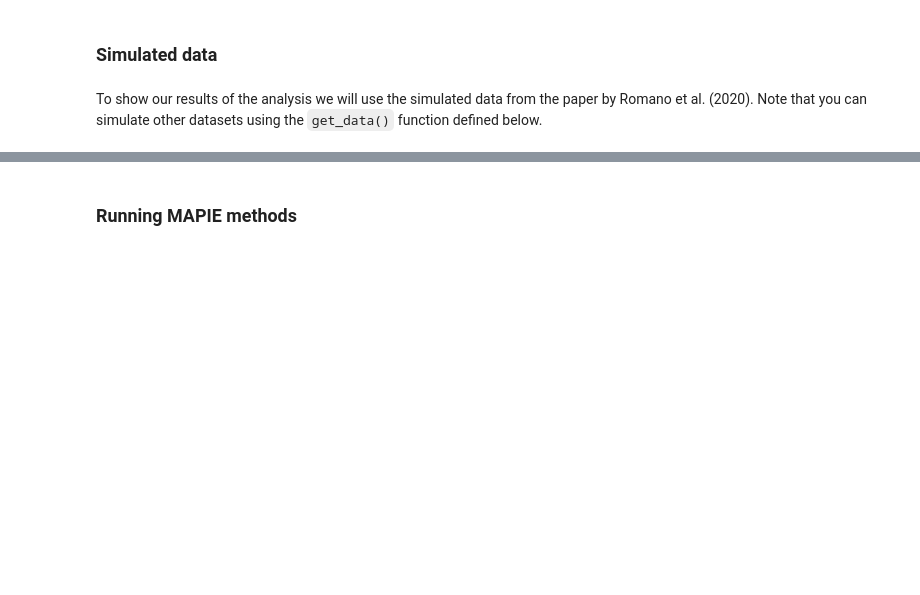
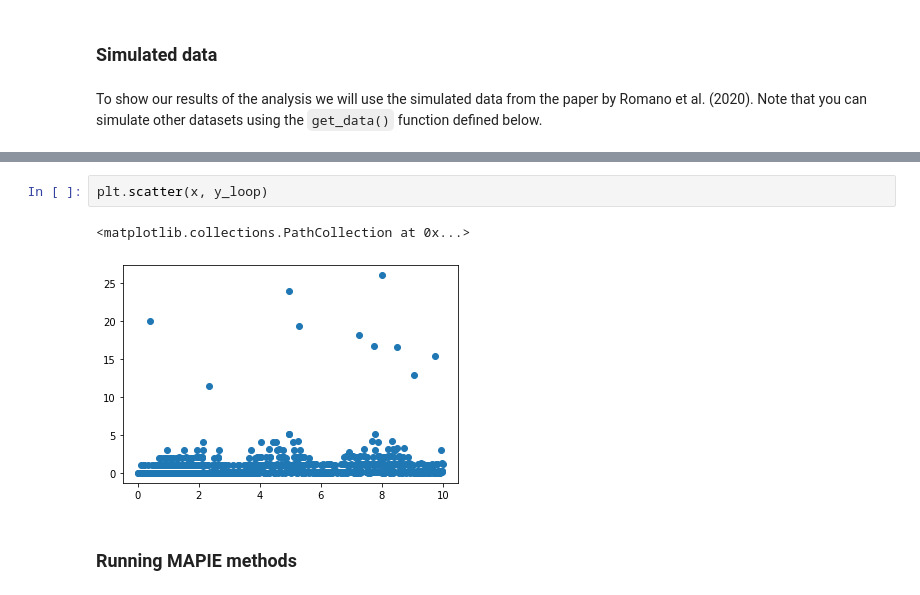
Before and after one commit to scikit-learn-contrib/MAPIE, a Jupyter notebook: notebooks/regression/CQR_analysis.ipynb, the cells around one changed output, grey strips where cells are left out. Drawn from its saved outputs; the diff is of its cells as text; blank space fills up the shorter version.

```diff
--- a/notebooks/regression/CQR_analysis.ipynb
+++ b/notebooks/regression/CQR_analysis.ipynb
@@ -95,2 +140,7 @@ def get_data(funct, n_samples, random_state, random_data=True, random_split=True
+# %%
+plt.scatter(x, y_loop)
+# %% [output]
+<matplotlib.collections.PathCollection at 0x...>
+[figure, added]
 # %% [markdown]
 ### Running MAPIE methods
```
Also changed, not shown: parts of 17 cells of this notebook, 1 other file.
